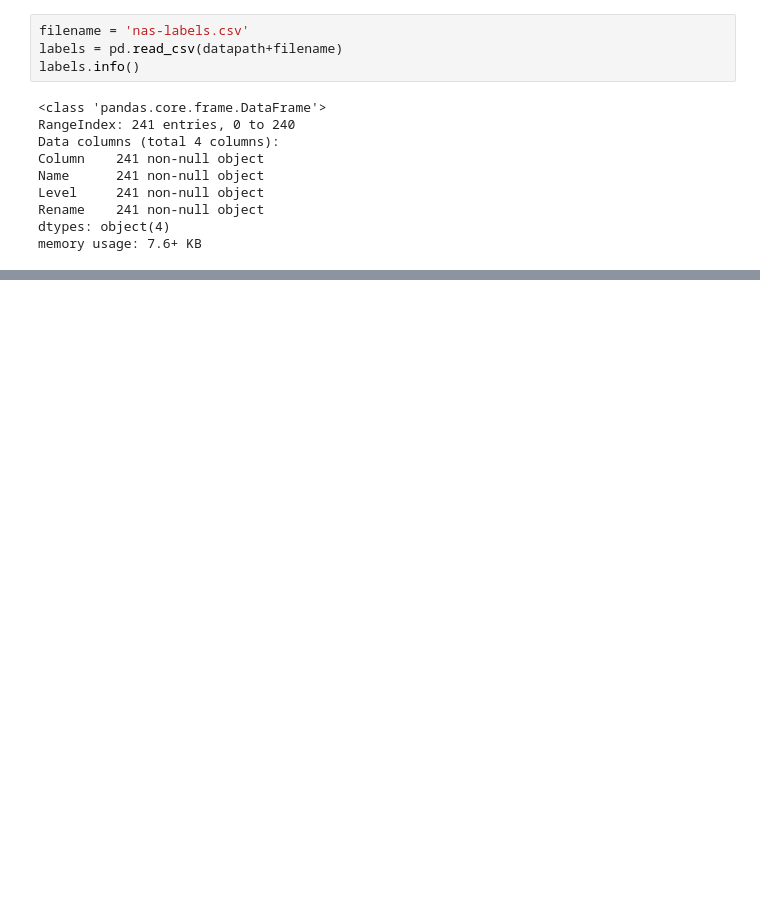
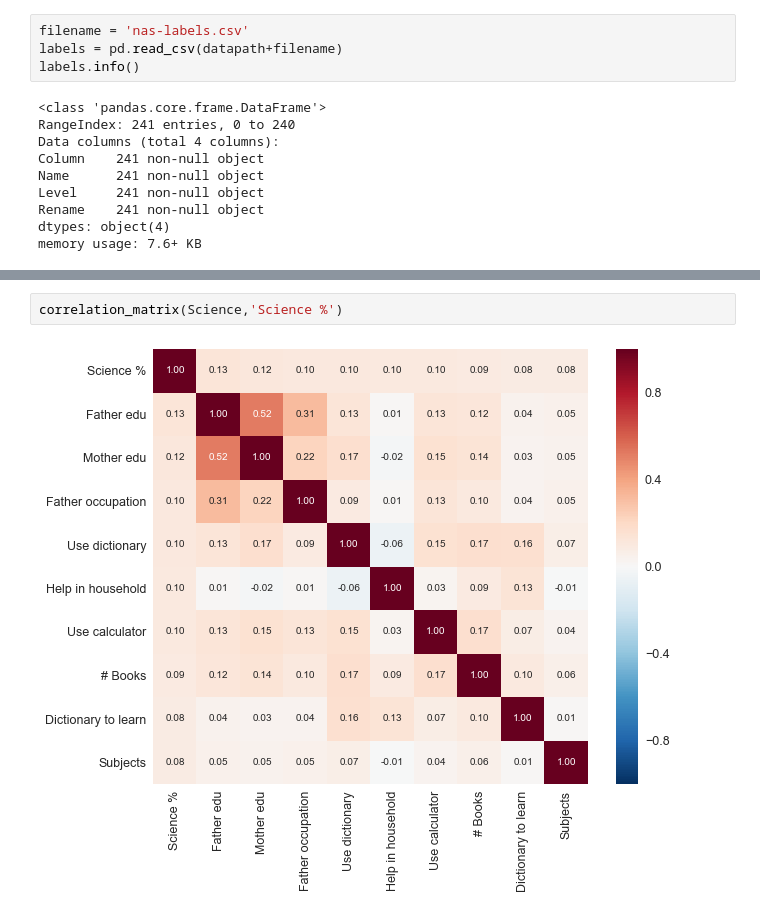
Before and after one commit to CalmDownKarm/Gramener-Intro-Task, a Jupyter notebook: NAS Exploration.ipynb, the cells around one changed output, grey strips where cells are left out. Drawn from its saved outputs; the diff is of its cells as text; blank space fills up the shorter version.

```diff
--- a/NAS Exploration.ipynb
+++ b/NAS Exploration.ipynb
@@ -119,0 +162,4 @@ temp
+# %%
+correlation_matrix(Science,'Science %')
+# %% [output]
+[figure, added]
```
Also changed, not shown: parts of 28 cells of this notebook, 1 other file.
